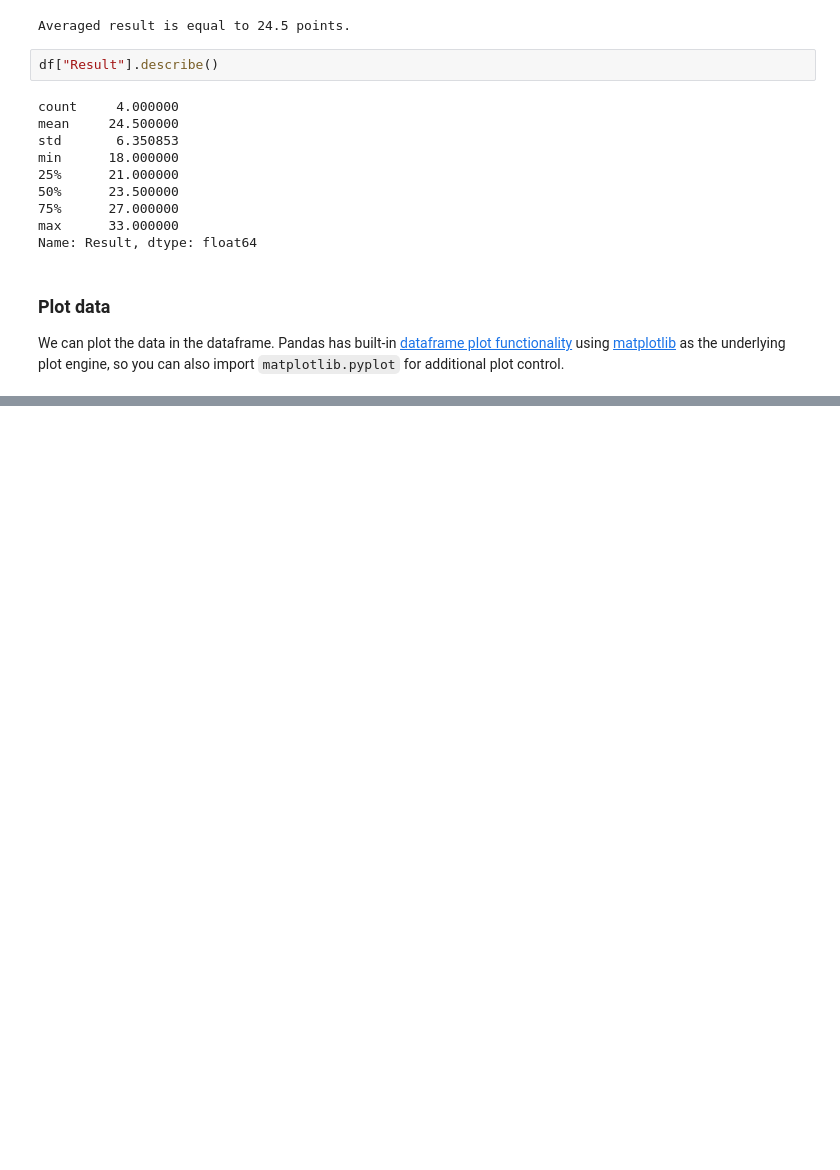
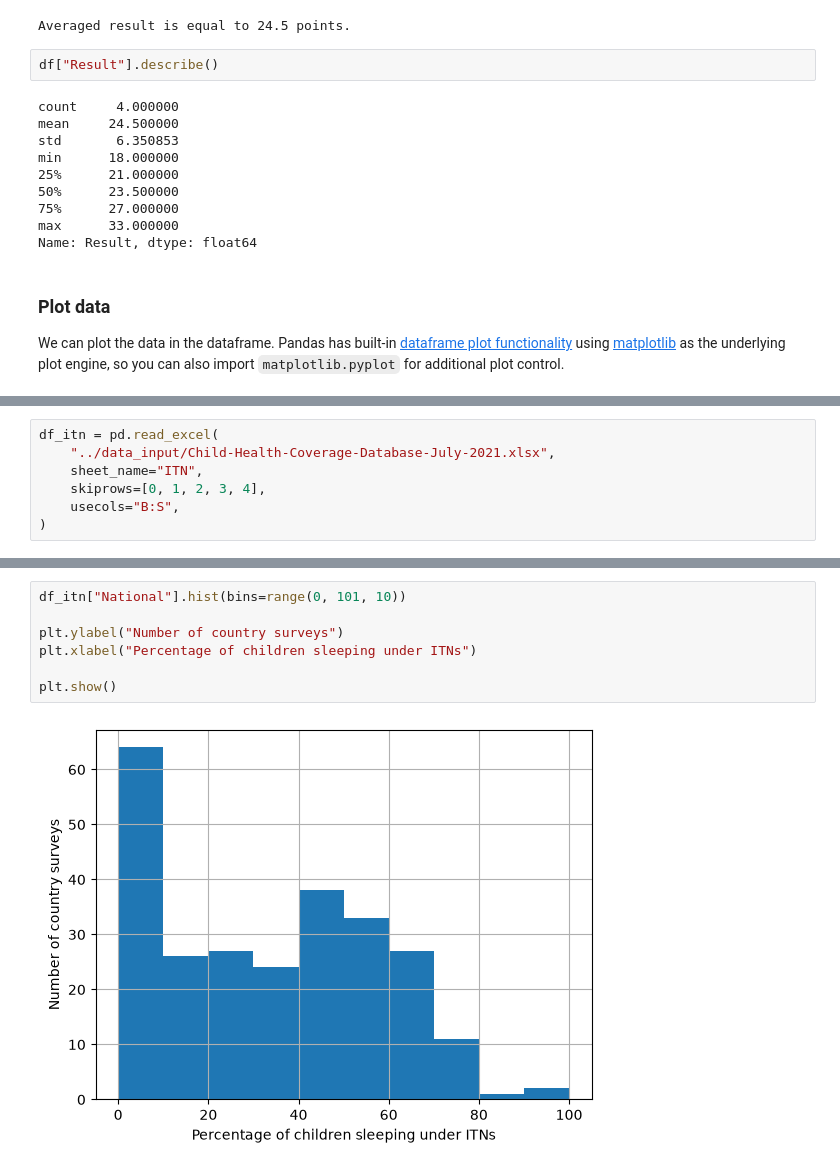
Before and after one commit to kthpanor/cb1020, a Jupyter notebook: docs/pandas.ipynb, the cells around one changed output, grey strips where cells are left out. Saved outputs shown, nothing was run; the diff lists cells and outputs as text; blank space fills up the shorter version.

```diff
--- a/docs/pandas.ipynb
+++ b/docs/pandas.ipynb
@@ -89,0 +173,7 @@ plt.show()
+# %%
+df_itn = pd.read_excel(
+    "../data_input/Child-Health-Coverage-Database-July-2021.xlsx",
+    sheet_name="ITN",
+    skiprows=[0, 1, 2, 3, 4],
+    usecols="B:S",
+)
@@ -89,0 +205,9 @@ plt.show()
+# %%
+df_itn["National"].hist(bins=range(0, 101, 10))
+
+plt.ylabel("Number of country surveys")
+plt.xlabel("Percentage of children sleeping under ITNs")
+
+plt.show()
+# %% [output]
+[figure, added]
```
Also changed, not shown: parts of 21 cells of this notebook, 4 other files.
